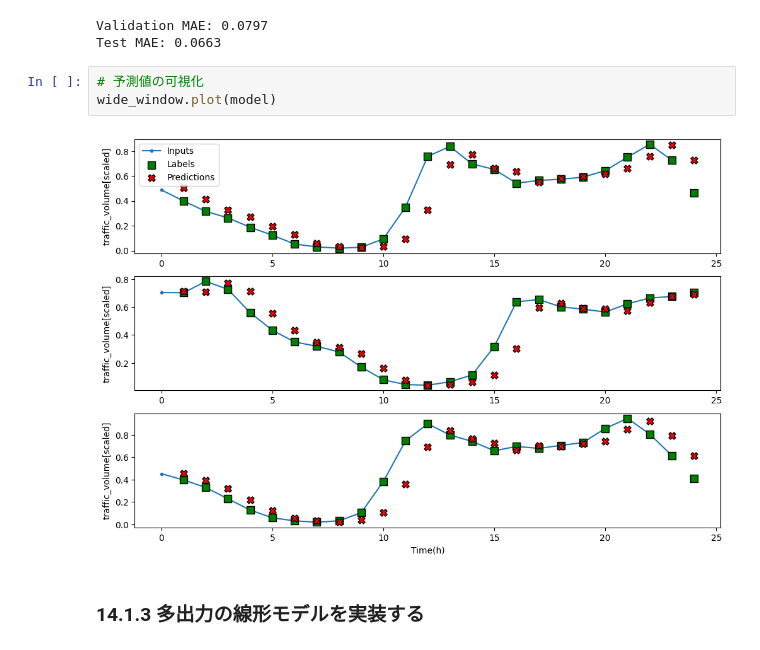
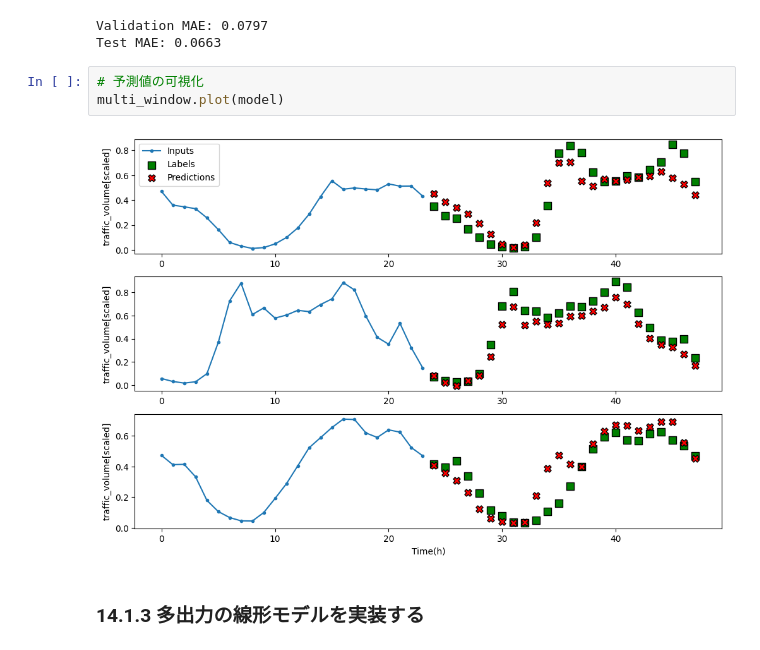
Before and after one commit to Shunta6855/Time-Series-Forecasting, a Jupyter notebook: notebook/chapter-13&14.ipynb, the cells around one changed output. Saved outputs shown, nothing was run; the diff lists cells and outputs as text.

```diff
--- a/notebook/chapter-13&14.ipynb
+++ b/notebook/chapter-13&14.ipynb
@@ -418,9 +416,9 @@ Validation MAE: 0.0797
 Test MAE: 0.0663
 # %%
 # 予測値の可視化
-wide_window.plot(model)
+multi_window.plot(model)
 # %% [output]
-[figure, old version]
+[figure, new version]
 # %% [markdown]
 ### 14.1.3 多出力の線形モデルを実装する
 # %%
```
Also changed, not shown: parts of 13 cells of this notebook, 2 other files.
